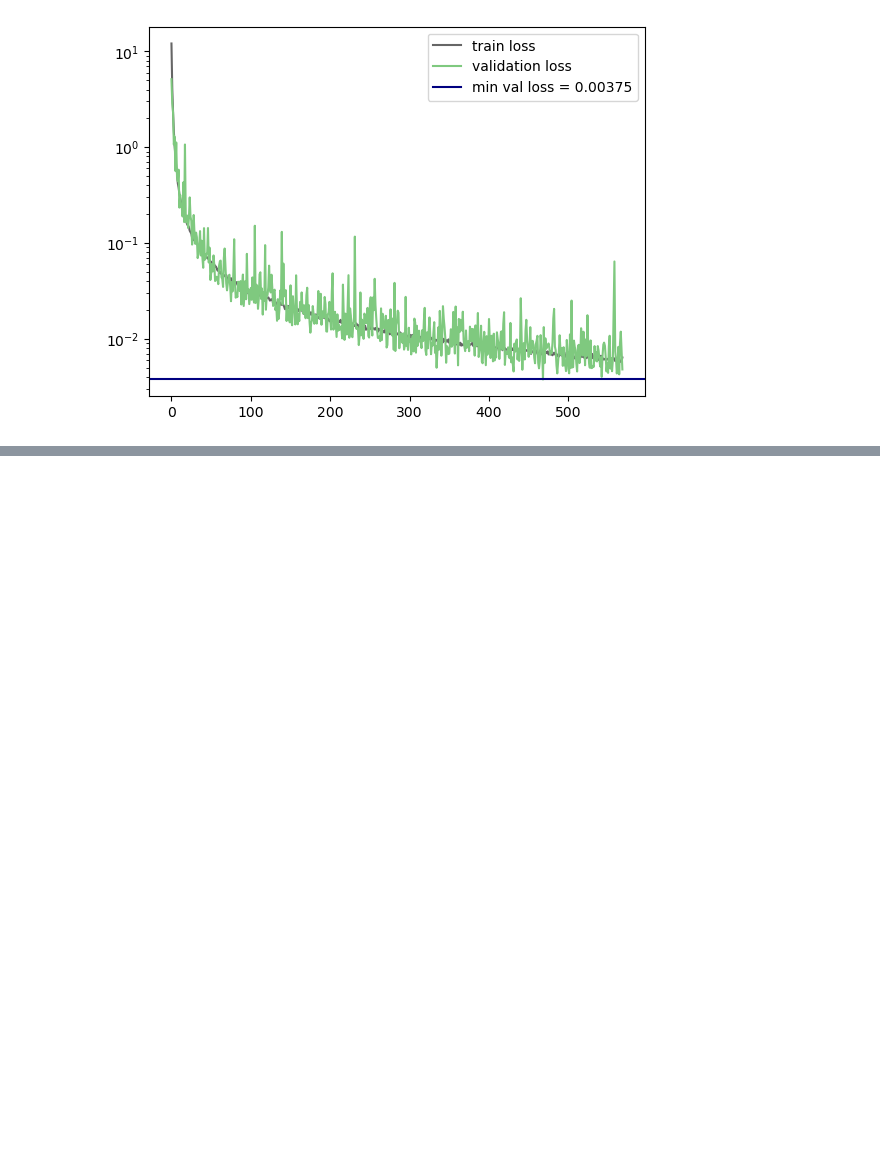
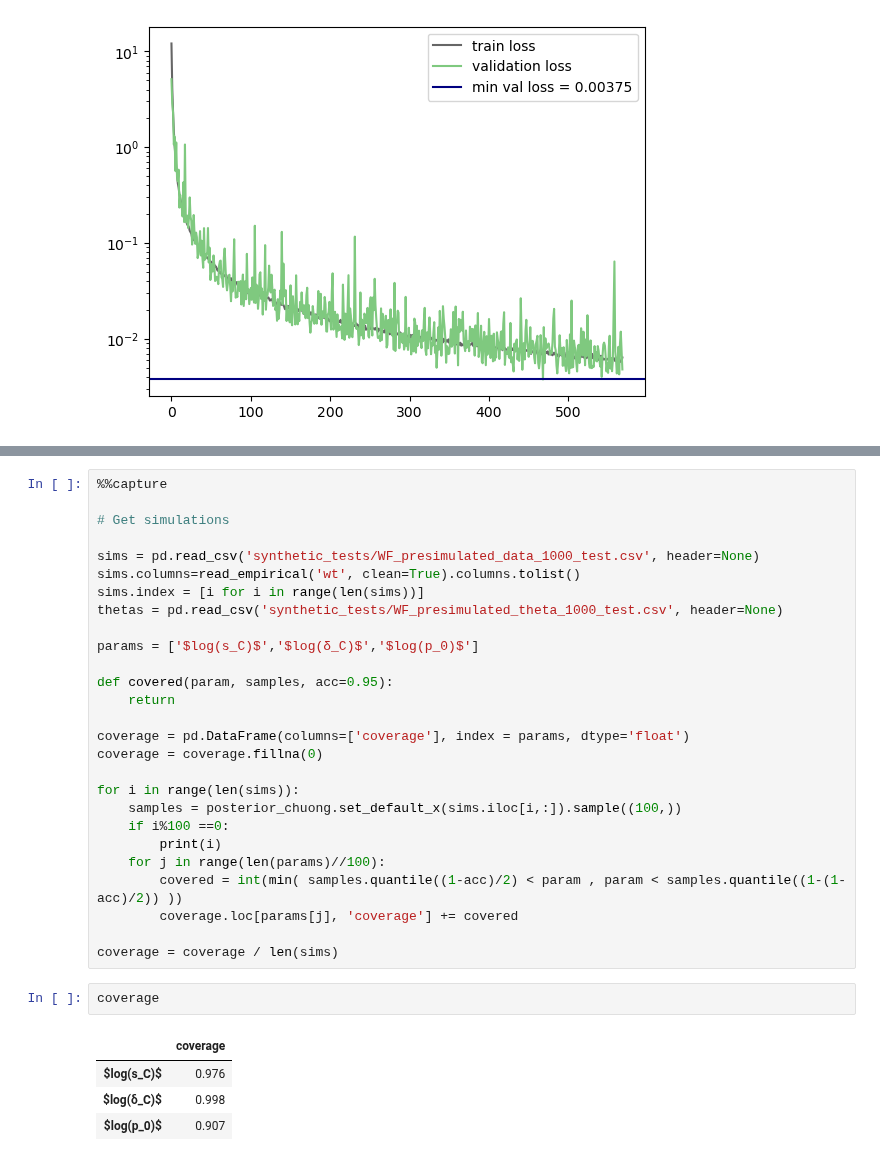
Before and after one commit to yoavram-lab/chuong_et_al, a Jupyter notebook: Simulation Analysis.ipynb, the cells around one changed output, grey strips where cells are left out. Cells and saved outputs as stored; diff of their text form; blank space fills up the shorter version.

```diff
--- a/Simulation Analysis.ipynb
+++ b/Simulation Analysis.ipynb
@@ -51,0 +97,34 @@ plt.yscale('log')
+# %%
+%%capture
+
+# Get simulations
+
+sims = pd.read_csv('synthetic_tests/WF_presimulated_data_1000_test.csv', header=None)
+sims.columns=read_empirical('wt', clean=True).columns.tolist()
+sims.index = [i for i in range(len(sims))]
+thetas = pd.read_csv('synthetic_tests/WF_presimulated_theta_1000_test.csv', header=None)
+
+params = ['$log(s_C)$','$log(δ_C)$','$log(p_0)$']
+
+def covered(param, samples, acc=0.95):
+    return
+
+coverage = pd.DataFrame(columns=['coverage'], index = params, dtype='float')
+coverage = coverage.fillna(0)
+
+for i in range(len(sims)):
+    samples = posterior_chuong.set_default_x(sims.iloc[i,:]).sample((100,))
+    if i%100 ==0:
+        print(i)
+    for j in range(len(params)//100):
+        covered = int(min( samples.quantile((1-acc)/2) < param , param < samples.quantile((1-(1-acc)/2)) ))
+        coverage.loc[params[j], 'coverage'] += covered
+
+coverage = coverage / len(sims)
+# %%
+coverage
+# %% [output]
+|  | coverage |
+| $log(s_C)$ | 0.976 |
+| $log(δ_C)$ | 0.998 |
+| $log(p_0)$ | 0.907 |
```
Also changed, not shown: parts of 6 cells of this notebook.
